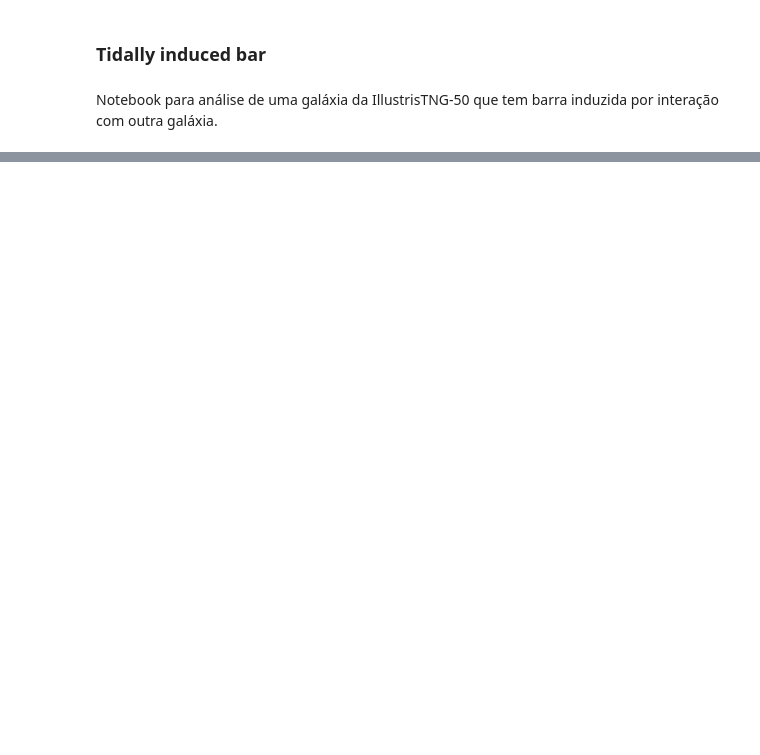
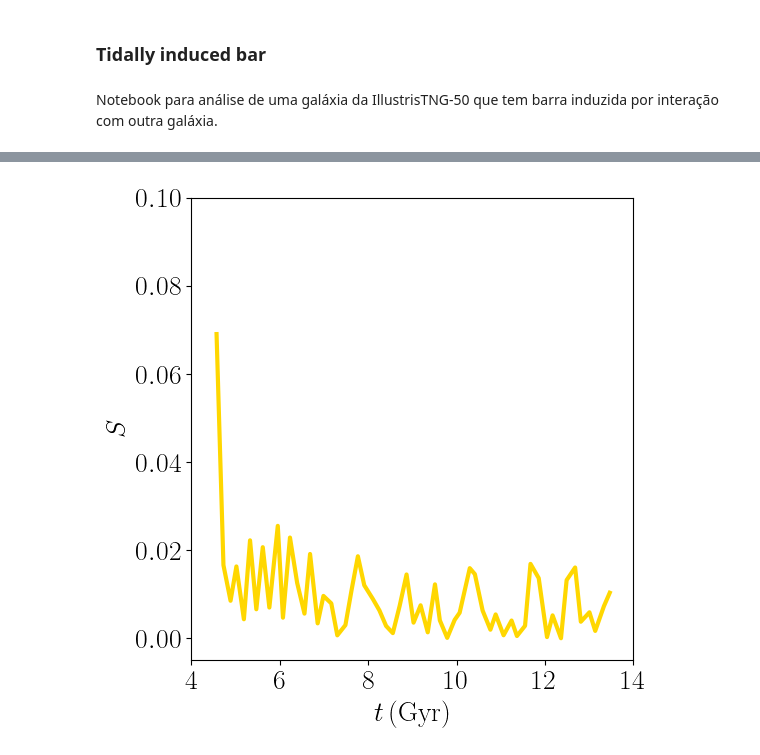
Before and after one commit to AndressaWille/astronomia, a Jupyter notebook: tidally induced bar/bar_strength.ipynb, the cells around one changed output, grey strips where cells are left out. Drawn from its saved outputs; the diff is of its cells as text; code cells hidden in the pictures; blank space fills up the shorter version.

```diff
--- a/tidally induced bar/bar_strength.ipynb
+++ b/tidally induced bar/bar_strength.ipynb
@@ -140,0 +199,13 @@ To do:
+# %%
+plt.figure(figsize=[6,6])
+plt.plot(time[41:], buckling[41:], color='gold', lw=3)
+
+plt.xlabel('$t \, \mathrm{(Gyr)}$')#, fontsize=15)
+plt.ylabel('$S$')#, fontsize=15)
+#plt.legend(loc='upper right', frameon=False, fontsize=14)
+plt.ylim(-0.005, 0.1)
+plt.xticks([4.0, 6.0, 8.0, 10.0, 12.0, 14.0])
+plt.tight_layout()
+#plt.savefig('S.png')
+# %% [output]
+[figure, added]
```
Also changed, not shown: parts of 18 cells of this notebook.
